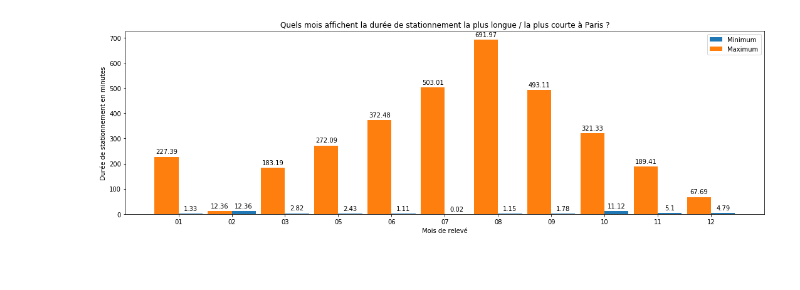
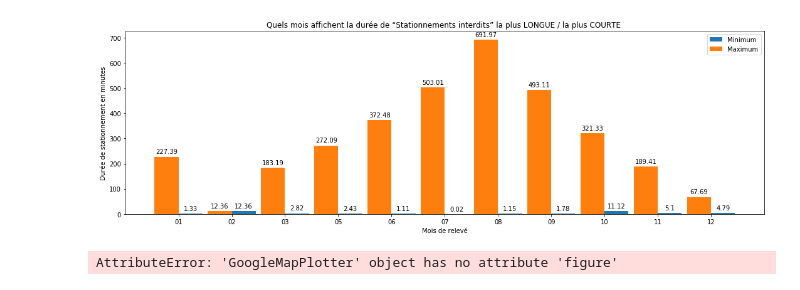
Before and after one commit to Sudron/stationnement_paris, a Jupyter notebook: Stationnement-Interdits.ipynb, the cells around one changed output. Saved outputs shown, nothing was run; the diff lists cells and outputs as text; code cells hidden in the pictures.

```diff
--- a/Stationnement-Interdits.ipynb
+++ b/Stationnement-Interdits.ipynb
@@ -7,3 +34,3 @@ import matplotlib.pyplot as plt
 # %%
-# Lire un fichier texte
-df = pandas.read_csv("C:\BigData\stationnement-sur-voie-publique-stationnement-interdit.csv", sep = ';',header = 0,low_memory=False)
+# Lire un fichier texte et chargement dans DataFrame df
+df = pandas.read_csv("D:\Dev\ProjetStationnement\stationnement-sur-voie-publique-stationnement-interdit.csv", sep = ';',header = 0,low_memory=False)
@@ -133,28 +241,21 @@ tdf2=tdf1[ ["mois_DATERELEVE", "LONGUEUR_CALCULEE"] ].groupby(['mois_DATERELEVE'
 #df_max1=df[ ["mois_DATERELEVE"], ["LONGUEUR_CALCULEE"] ].groupby(['mois_DATERELEVE']).agg(['max'])
 tt=tdf1[ ["mois_DATERELEVE", "LONGUEUR_CALCULEE"] ].groupby(['mois_DATERELEVE']).agg(['max'])
 
-
 ### TOUS MOIS CONFONDUS
 ##########################################################################
 
 df_max=df[ ["mois_DATERELEVE","LONGUEUR_CALCULEE"] ].groupby(['mois_DATERELEVE']).agg(['max'])
 df_min=df[ ["mois_DATERELEVE","LONGUEUR_CALCULEE"] ].groupby(['mois_DATERELEVE']).agg(['min'])
 
+df_min_max=pandas.concat([df_max,df_min],axis=1).reset_index()
+df_min_max=df_min_max.set_axis(['mois_DATERELEVE','max','min'] , axis=1 ,inplace=False)
+##########################################################################
 
-df_min_max=pandas.concat([df_max,df_min],axis=1).reset_index()
-
-df_min_max=df_min_max.set_axis(['mois_DATERELEVE','max','min'] , axis=1 ,inplace=False)
-
-
-##########################################################################
 for  row in df_min_max:
 ##    print(row)
-
     listDate=df_min_max['mois_DATERELEVE']
     listmax=round(df_min_max['max'],2)
     listmin=round(df_min_max['min'],2)
-
-
 
 ind = np.arange(len(listmax))  # the x locations for the groups
 width = 0.45  # the width of the bars
@@ -169,44 +270,54 @@ rects1 = ax.bar(ind - width/2, listmax, width, yerr=0,
 
 # Add some text for labels, title and custom x-axis tick labels, etc.
 ax.set_ylabel('Durée de stationnement en minutes')
-ax.set_title('Quels mois affichent la durée de stationnement la plus longue / la plus courte à Paris ?')
+ax.set_title('Quels mois affichent la durée de “Stationnements interdits” la plus LONGUE / la plus COURTE ')
 ax.set_xticks(ind)
 ax.set_xticklabels(listDate)
 ax.legend()
 plt.xlabel('Mois de relevé')
 
 def autolabel(rects, xpos='right'):
     """
     Attach a text label above each bar in *rects*, displaying its height.
     *xpos* indicates which side to place the text w.r.t. the center of
     the bar. It can be one of the following {'center', 'right', 'left'}.
     """
 
     ha = {'center': 'center', 'right': 'left', 'left': 'right'}
     offset = {'center': 0, 'right': 1, 'left': -1}
 
     for rect in rects:
         height = rect.get_height()
         ax.annotate('{}'.format(height),
                     xy=(rect.get_x() + rect.get_width() / 2, height),
                     xytext=(offset[xpos]*3, 3),  # use 3 points offset
                     textcoords="offset points",  # in both directions
                     ha=ha[xpos], va='bottom')
 
 autolabel(rects1, "center")
 autolabel(rects2, "center")
-
 fig.tight_layout()
-
 plt.show()
 # %% [output]
-[figure, old version]
+[figure, new version]
 # %%
 from gmplot import *
 import pandas
 import webbrowser
+#--------------------------------------
+from IPython.display import IFrame
 
-df = pandas.read_csv("C:\BigData\stationnement-sur-voie-publique-stationnement-interdit.csv", sep = ';',header = 0,low_memory=False)
+def jupyter_display(gmplot_filename, google_api_key):
+    """Hack to display a gmplot map in Jupyter"""
+    with open(gmplot_filename, "r+b") as f:
+        f_string = f.read()
+        url_pattern = "https://maps.googleapis.com/maps/api/js?libraries=visualization&sensor=true_or_false"
+        f_string = f_string.replace(url_pattern, url_pattern + "&key=%s" % google_api_key)
+        f.write(f_string)
+    return IFrame(gmplot_filename, width=990, height=500)
+#--------------------------------------
+
+#df = pandas.read_csv("C:\BigData\stationnement-sur-voie-publique-stationnement-interdit.csv", sep = ';',header = 0,low_memory=False)
 geo_point_2d = df['geo_point_2d']
 
 def googlemap (coordonnees):
@@ -226,6 +337,16 @@ def googlemap (coordonnees):
 
     # gmap.apikey = "AIzaSyBjZiASHmMIG7fW5-3hBJ_brgk25u3kLM4"
     gmap.draw("map.html")
-    webbrowser.open("map.html")
+    #webbrowser.open("map.html")
+
+
+    # load a Numpy array of (latitude, longitude) pairs
+    locations = []
+
+    fig = gmap.figure()
+    fig.add_layer(gmap.heatmap_layer(locations))
+    fig
 
 googlemap(geo_point_2d)
+# %% [output]
+AttributeError: 'GoogleMapPlotter' object has no attribute 'figure'
```
Also changed, not shown: parts of 13 cells of this notebook.
